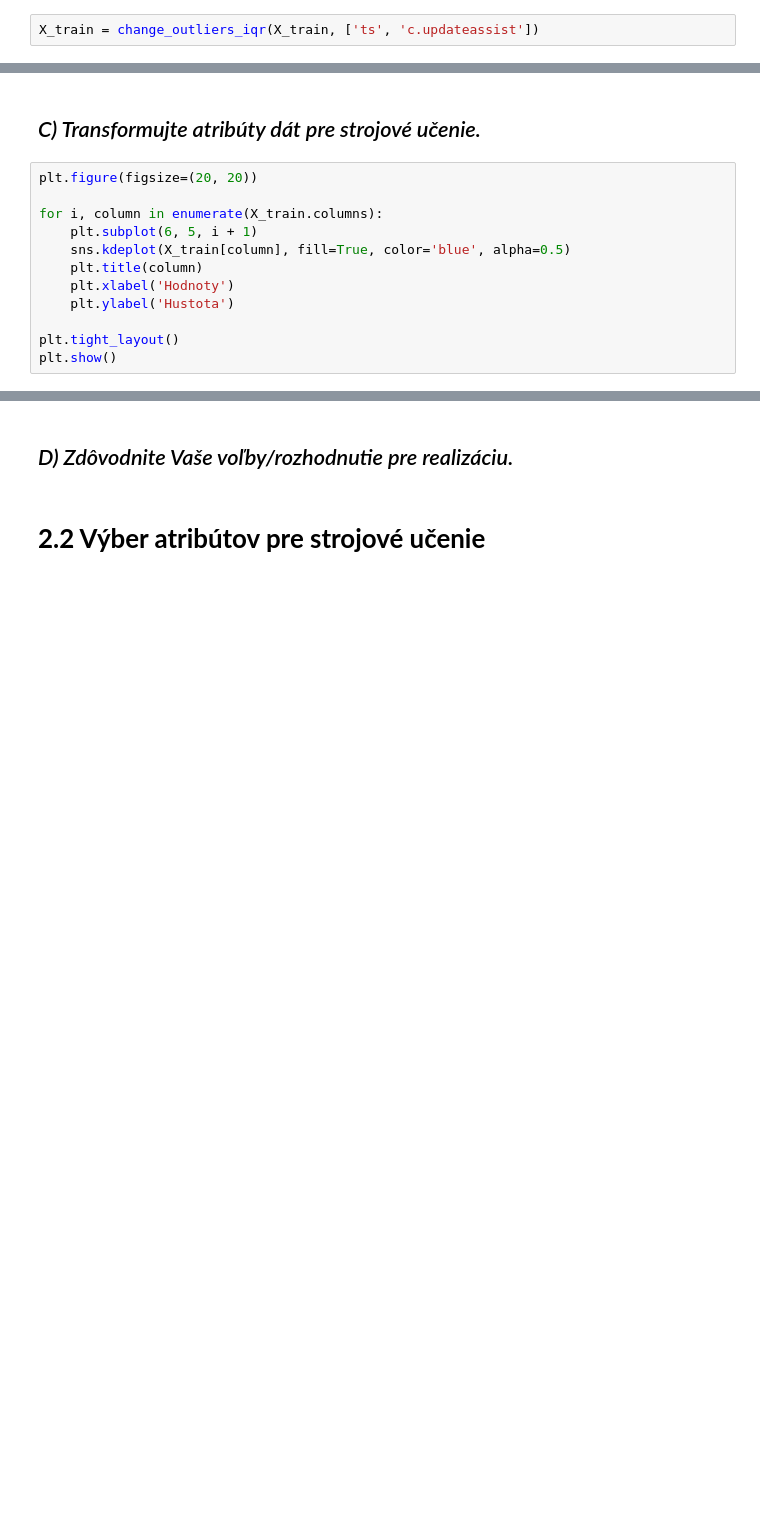
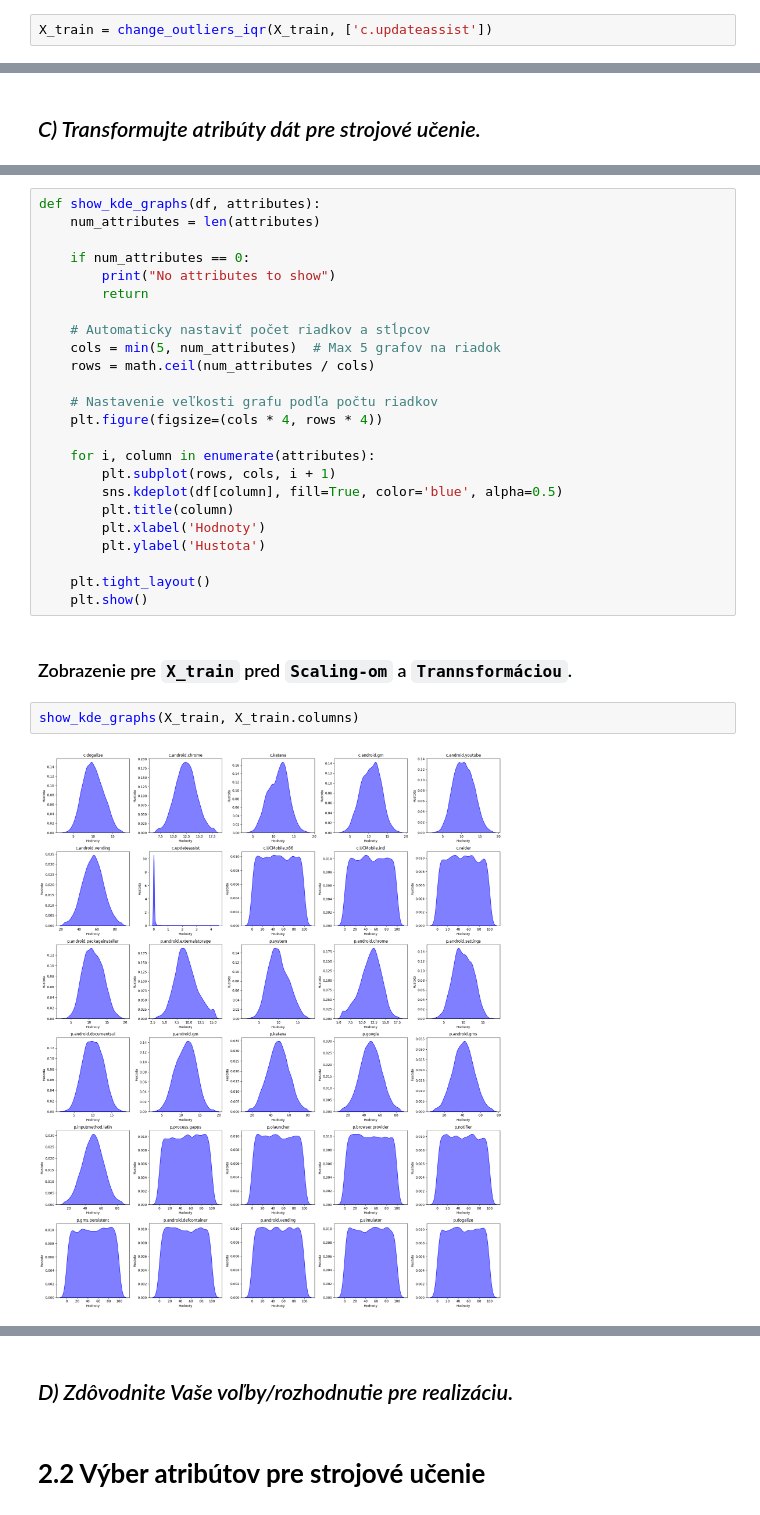
Before and after one commit to Mmathieus/IAU-project, a Jupyter notebook: zadanie2.ipynb, the cells around one changed output, grey strips where cells are left out. Cells and saved outputs as stored; diff of their text form; blank space fills up the shorter version.

Commit message:
Faza 2 Scaling a transformacie

```diff
--- a/zadanie2.ipynb
+++ b/zadanie2.ipynb
@@ -117,7 +118,7 @@ def change_outliers_iqr(df, exceptions):
 # %% [markdown]
 ### Zmena outlierov pre všetky atribúty `df` okrem `df['c.updateassist']`.
 # %%
-X_train = change_outliers_iqr(X_train, ['ts', 'c.updateassist'])
+X_train = change_outliers_iqr(X_train, ['c.updateassist'])
 # %% [markdown]
 ### Odstránenie záznamov, kde `df['c.updateassist'] >= 5`. Rovnako ako v `EDA`.
 # %%
@@ -136,15 +135,3 @@ show_boxplots(X_train)
 # %% [markdown]
 #
 ## *C) Transformujte atribúty dát pre strojové učenie.*
-# %%
-plt.figure(figsize=(20, 20))
-
-for i, column in enumerate(X_train.columns):
-    plt.subplot(6, 5, i + 1)
-    sns.kdeplot(X_train[column], fill=True, color='blue', alpha=0.5)
-    plt.title(column)
-    plt.xlabel('Hodnoty')
-    plt.ylabel('Hustota')
-
-plt.tight_layout()
-plt.show()
@@ -185,0 +140,30 @@ Name: count, dtype: int64
+# %%
+def show_kde_graphs(df, attributes):
+    num_attributes = len(attributes)
+
+    if num_attributes == 0:
+        print("No attributes to show")
+        return
+
+    # Automaticky nastaviť počet riadkov a stĺpcov
+    cols = min(5, num_attributes)  # Max 5 grafov na riadok
+    rows = math.ceil(num_attributes / cols)
+
+    # Nastavenie veľkosti grafu podľa počtu riadkov
+    plt.figure(figsize=(cols * 4, rows * 4))
+
+    for i, column in enumerate(attributes):
+        plt.subplot(rows, cols, i + 1)
+        sns.kdeplot(df[column], fill=True, color='blue', alpha=0.5)
+        plt.title(column)
+        plt.xlabel('Hodnoty')
+        plt.ylabel('Hustota')
+
+    plt.tight_layout()
+    plt.show()
+# %% [markdown]
+### Zobrazenie pre `X_train` pred `Scaling-om` a `Trannsformáciou`.
+# %%
+show_kde_graphs(X_train, X_train.columns)
+# %% [output]
+[figure, added]
```
Also changed, not shown: parts of 67 cells of this notebook.
